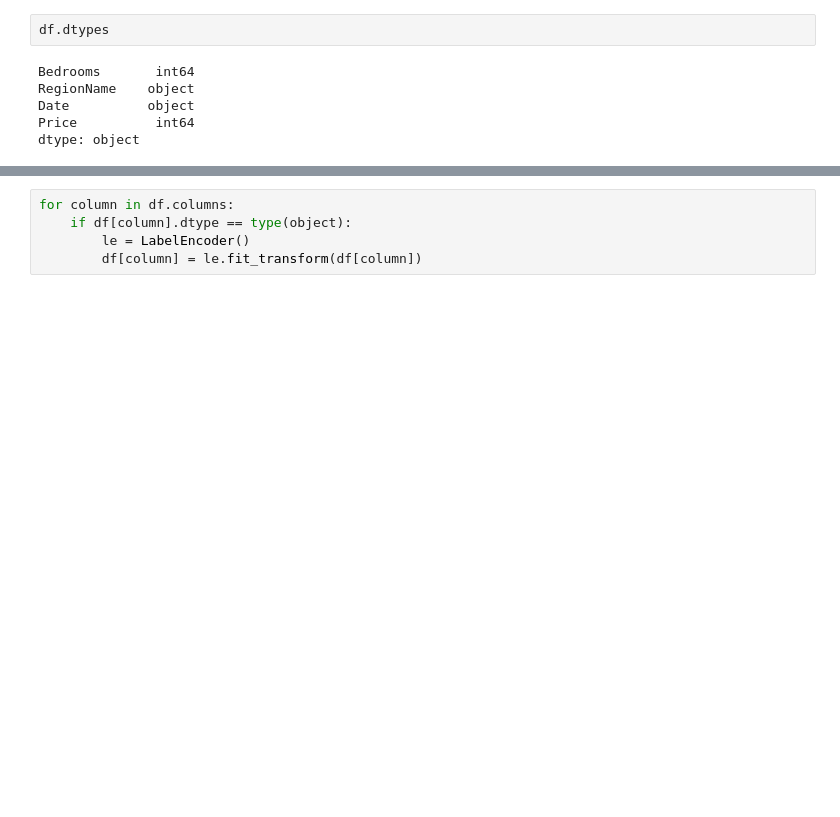
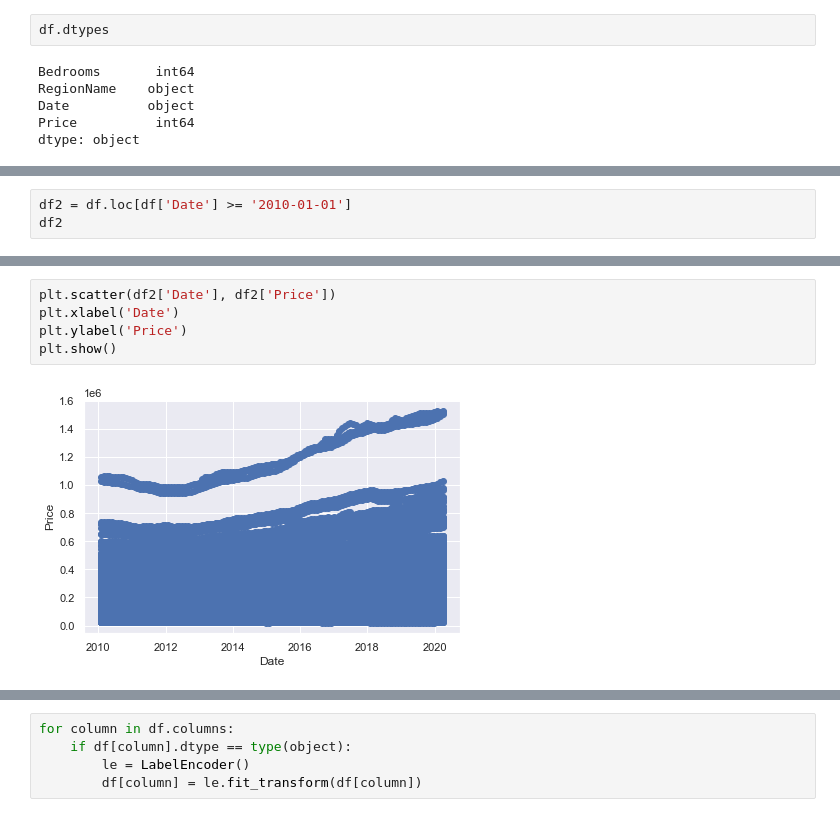
Before and after one commit to trallen09/team_centennial_park, a Jupyter notebook: ML_Zillow.ipynb, the cells around one changed output, grey strips where cells are left out. Cells and saved outputs as stored; diff of their text form; blank space fills up the shorter version.

```diff
--- a/ML_Zillow.ipynb
+++ b/ML_Zillow.ipynb
@@ -31,0 +120,3 @@ from sklearn.linear_model import LinearRegression
+# %%
+df2 = df.loc[df['Date'] >= '2010-01-01']
+df2
@@ -31,0 +137,7 @@ from sklearn.linear_model import LinearRegression
+# %%
+plt.scatter(df2['Date'], df2['Price'])
+plt.xlabel('Date')
+plt.ylabel('Price')
+plt.show()
+# %% [output]
+[figure, added]
```
Also changed, not shown: parts of 53 cells of this notebook.
